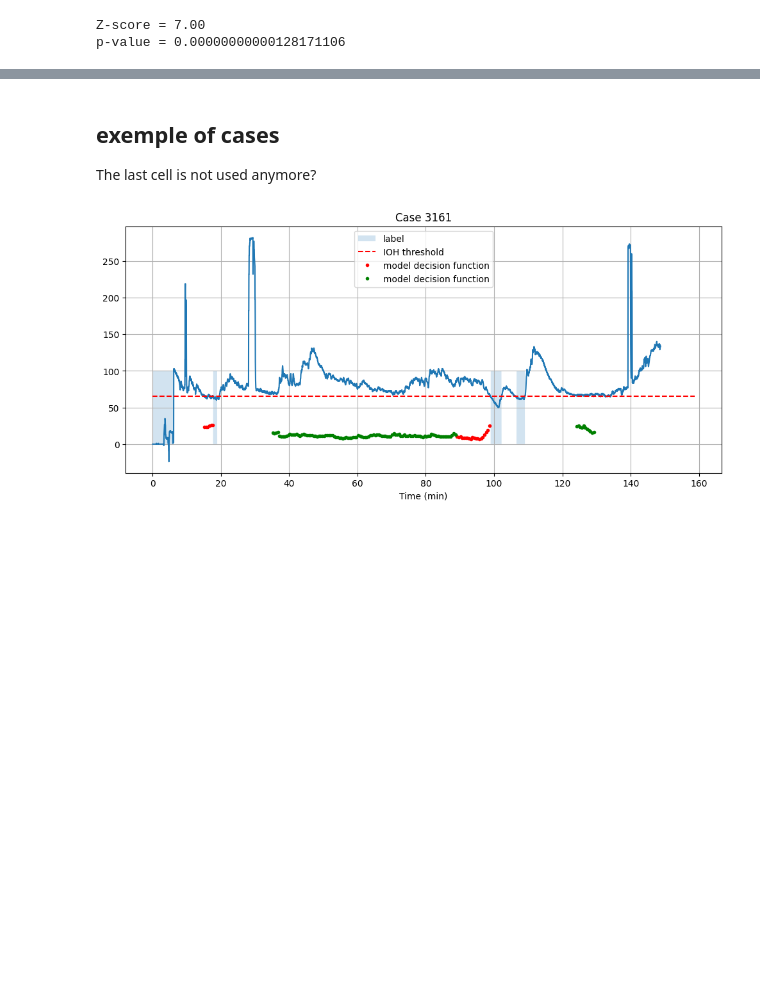
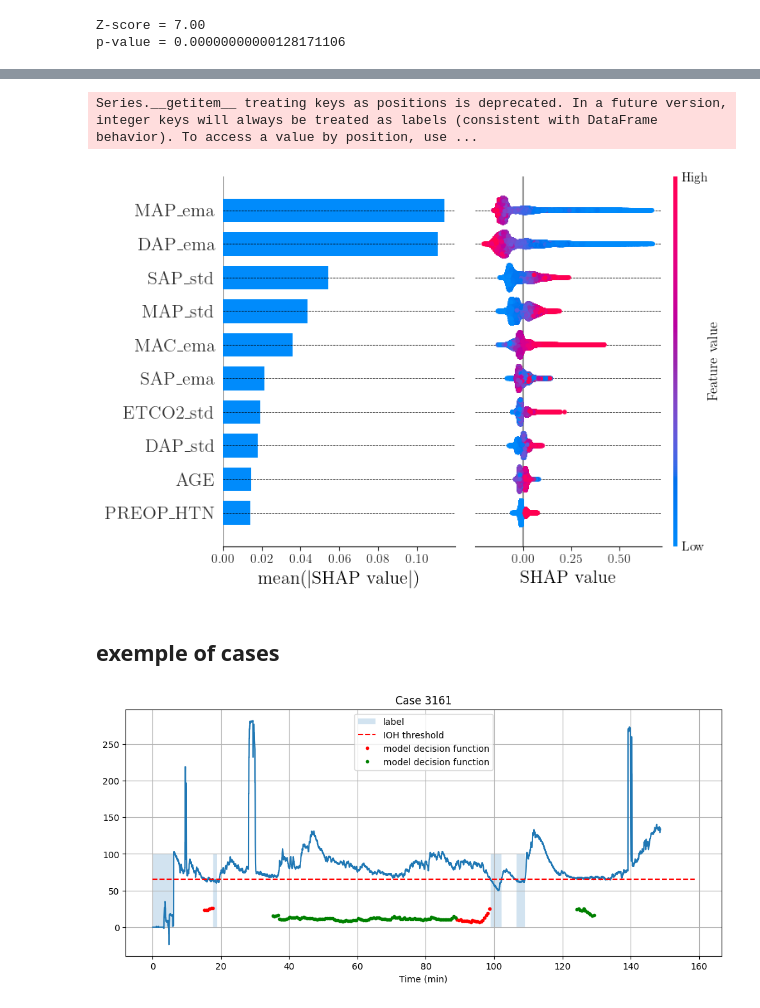
Before and after one commit to BobAubouin/hypotension_pred, a Jupyter notebook: scripts/experiments/xgboost_model.ipynb, the cells around one changed output, grey strips where cells are left out. Cells and saved outputs as stored; diff of their text form; code cells hidden in the pictures; blank space fills up the shorter version.

```diff
--- a/scripts/experiments/xgboost_model.ipynb
+++ b/scripts/experiments/xgboost_model.ipynb
@@ -229,7 +234,72 @@ plt.show()
+# %%
+from itertools import repeat, chain
+revert_dict = lambda d: dict(chain(*[zip(val, repeat(key)) for key, val in d.items()]))
+font_size = 16
+
+def grouped_shap(shap_vals, features, groups):
+    groupmap = revert_dict(groups)
+    shap_Tdf = pd.DataFrame(shap_vals, columns=pd.Index(features, name='features')).T
+    shap_Tdf['group'] = shap_Tdf.reset_index().features.map(groupmap).values
+    shap_grouped = shap_Tdf.groupby('group').sum().T
+    return shap_grouped
+
+
+feature_group = {
+    'MAP_ema': [name for name in FEATURE_NAME if 'mbp_ema' in name],
+    'MAP_std': [name for name in FEATURE_NAME if 'mbp_std' in name],
+    'DAP_ema': [name for name in FEATURE_NAME if 'dbp_ema' in name],
+    'DAP_std': [name for name in FEATURE_NAME if 'dbp_std' in name],
+    'SAP_ema': [name for name in FEATURE_NAME if 'sbp_ema' in name],
+    'SAP_std': [name for name in FEATURE_NAME if 'sbp_std' in name],
+    'MAC_ema': [name for name in FEATURE_NAME if 'mac_ema' in name],
+    'MAC_std': [name for name in FEATURE_NAME if 'mac_std' in name],
+    'HR_ema': [name for name in FEATURE_NAME if 'hr_ema' in name],
+    'HR_std': [name for name in FEATURE_NAME if 'hr_std' in name],
+    'RR_ema': [name for name in FEATURE_NAME if 'rr_ema' in name],
+    'RR_std': [name for name in FEATURE_NAME if 'rr_std' in name],
+    'SPO2_ema': [name for name in FEATURE_NAME if 'spo2_ema' in name],
+    'SPO2_std': [name for name in FEATURE_NAME if 'spo2_std' in name],
+    'ETCO2_ema': [name for name in FEATURE_NAME if 'etco2_ema' in name],
+    'ETCO2_std': [name for name in FEATURE_NAME if 'etco2_std' in name],
+    'PROPO_ema': [name for name in FEATURE_NAME if 'pp_ct_ema' in name],
+    'PROPO_std': [name for name in FEATURE_NAME if 'pp_ct_std' in name],
+    'AGE': ['age'],
+    'BMI': ['bmi'],
+    'ASA': ['asa'],
+    'PREOP_CR': ['preop_cr'],
+    'PREOP_HTN': ['preop_htn'],
+}
+
+
+shap_group = grouped_shap(shap_values, FEATURE_NAME, feature_group)
+test_data_group = grouped_shap(test_data, FEATURE_NAME, feature_group)
+
+# plot the SHAP value
+plt.figure(figsize=(12, 5))
+plt.subplot(1, 2, 1)
+for i in range(nb_max_feature):
+    plt.axhline(y=i, color='black', linestyle='--', linewidth=0.5)
+shap.summary_plot(shap_group, test_data_group, feature_names=shap_group.columns, show=False, plot_type="bar", max_display=nb_max_feature)
+plt.xlabel('mean($|$SHAP value$|$)', fontsize=font_size)
+ax = plt.gca()
+ax.tick_params(axis='y', labelsize=font_size)
+
+plt.subplot(1, 2, 2)
+shap.summary_plot(shap_group.values, test_data_group, feature_names=shap_group.columns, max_display=nb_max_feature, show=False)
+plt.xlabel('SHAP value', fontsize=font_size)
+#remove the y thick label
+ax = plt.gca()
+ax.set_yticklabels([])
+for i in range(nb_max_feature):
+    plt.axhline(y=i, color='black', linestyle='--', linewidth=0.5)
+plt.tight_layout()
+plt.savefig('./report/figures/shap_xgboost_group.pdf', bbox_inches='tight', dpi=600)
+plt.show()
+# %% [output]
+Series.__getitem__ treating keys as positions is deprecated. In a future version, integer keys will always be treated as labels (consistent with DataFrame behavior). To access a value by position, use ...
+[figure, added]
 # %% [markdown]
 ## exemple of cases
-
-The last cell is not used anymore?
 # %%
 # plot 3 random cases with the corresponding decision function
 from scripts.dataLoader import label_caseid
```
Also changed, not shown: parts of 3 cells of this notebook.
